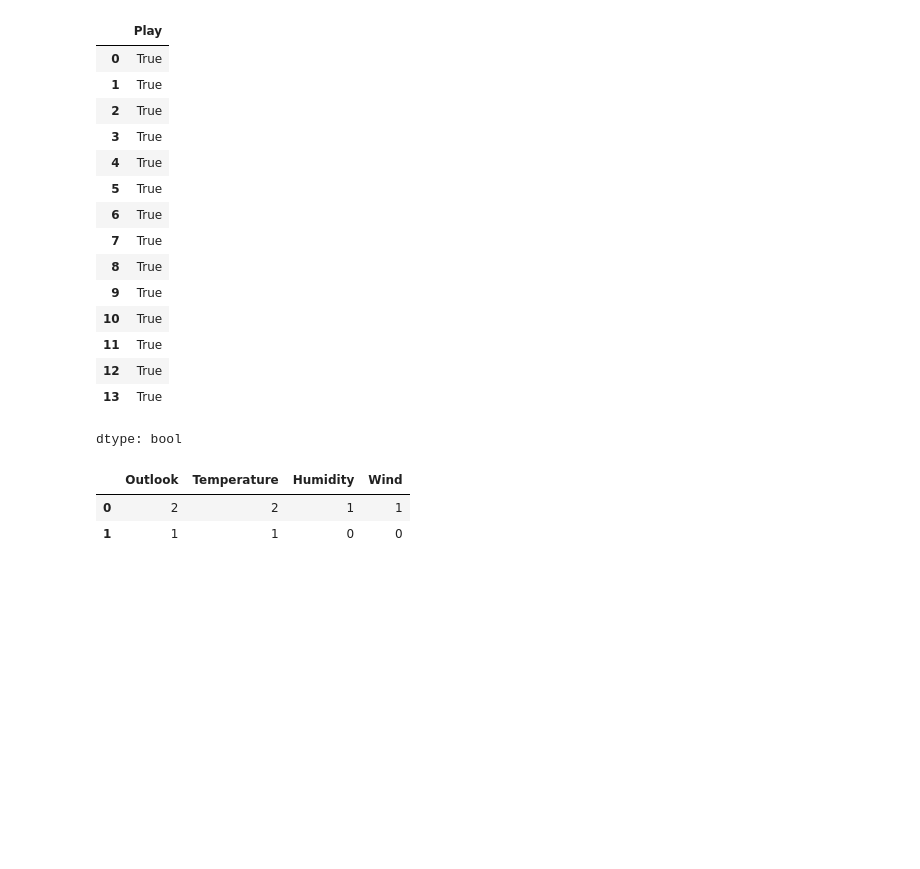
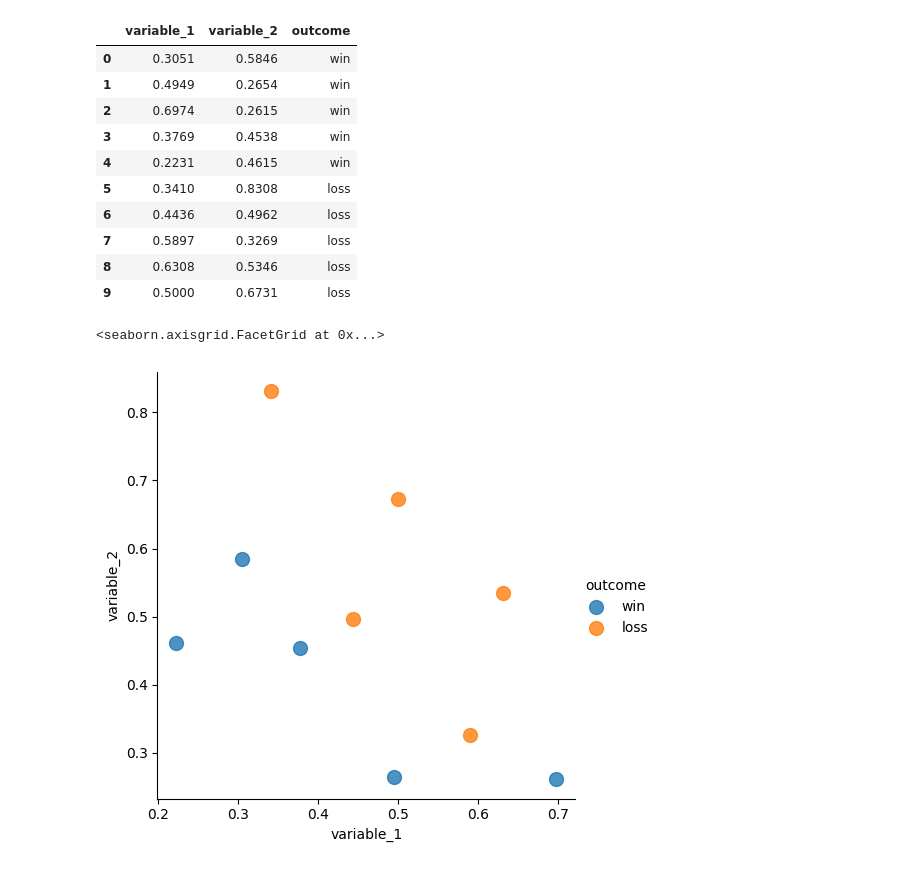
Before and after one commit to subhamguhagithub/ML_FSP, a Jupyter notebook: chapter_appendix-tools-for-deep-learning/jupyter.ipynb, the cells around one changed output. Saved outputs shown, nothing was run; the diff lists cells and outputs as text; code cells hidden in the pictures; blank space fills up the shorter version.

```diff
--- a/chapter_appendix-tools-for-deep-learning/jupyter.ipynb
+++ b/chapter_appendix-tools-for-deep-learning/jupyter.ipynb
@@ -292,29 +155,0 @@ X_pred = clf.predict(X)
-# %%
-# verifying if the model has predicted it all right.
-X_pred == y
-# %% [output]
-|  | Play |
-| 0 | True |
-| 1 | True |
-| 2 | True |
-| 3 | True |
-| 4 | True |
-| 5 | True |
-| 6 | True |
-| 7 | True |
-| 8 | True |
-| 9 | True |
-| 10 | True |
-| 11 | True |
-| 12 | True |
-| 13 | True |
-dtype: bool
-# %%
-X_input = [[2, 2, 1, 1] , [1, 1, 0, 0]]
-df_columns = ["Outlook", "Temperature", "Humidity", "Wind"]
-X_input_df = pd.DataFrame(data = X_input, columns = df_columns)
-X_input_df
-# %% [output]
-|  | Outlook | Temperature | Humidity | Wind |
-| 0 | 2 | 2 | 1 | 1 |
-| 1 | 1 | 1 | 0 | 0 |
@@ -320,0 +174,36 @@ X_input_df
+# %%
+# Create Dataset
+# Here we create three variables, variable_1 and variable_2 are our
+# independent variables, ‘outcome’ is our dependent variable.
+# We will use this data to train our learner.
+
+training_data = pd.DataFrame()
+
+training_data['variable_1'] = [0.3051,0.4949,0.6974,0.3769,0.2231,0.341,0.4436,0.5897,0.6308,0.5]
+training_data['variable_2'] = [0.5846,0.2654,0.2615,0.4538,0.4615,0.8308,0.4962,0.3269,0.5346,0.6731]
+training_data['outcome'] = ['win','win','win','win','win','loss','loss','loss','loss','loss']
+
+training_data
+# %% [output]
+|  | variable_1 | variable_2 | outcome |
+| 0 | 0.3051 | 0.5846 | win |
+| 1 | 0.4949 | 0.2654 | win |
+| 2 | 0.6974 | 0.2615 | win |
+| 3 | 0.3769 | 0.4538 | win |
+| 4 | 0.2231 | 0.4615 | win |
+| 5 | 0.3410 | 0.8308 | loss |
+| 6 | 0.4436 | 0.4962 | loss |
+| 7 | 0.5897 | 0.3269 | loss |
+| 8 | 0.6308 | 0.5346 | loss |
+| 9 | 0.5000 | 0.6731 | loss |
+# %%
+# Plot the data
+# This is not necessary, but because we only have three
+# variables, we can plot the training dataset. The X and Y
+# axes are the independent variables, while the colors of
+# the points are their classes.
+
+seaborn.lmplot(x='variable_1', y='variable_2', data=training_data, hue="outcome", fit_reg=False, scatter_kws  = {"marker": "D", "s": 100})
+# %% [output]
+<seaborn.axisgrid.FacetGrid at 0x...>
+[figure, added]
```
Also changed, not shown: parts of 24 cells of this notebook.
